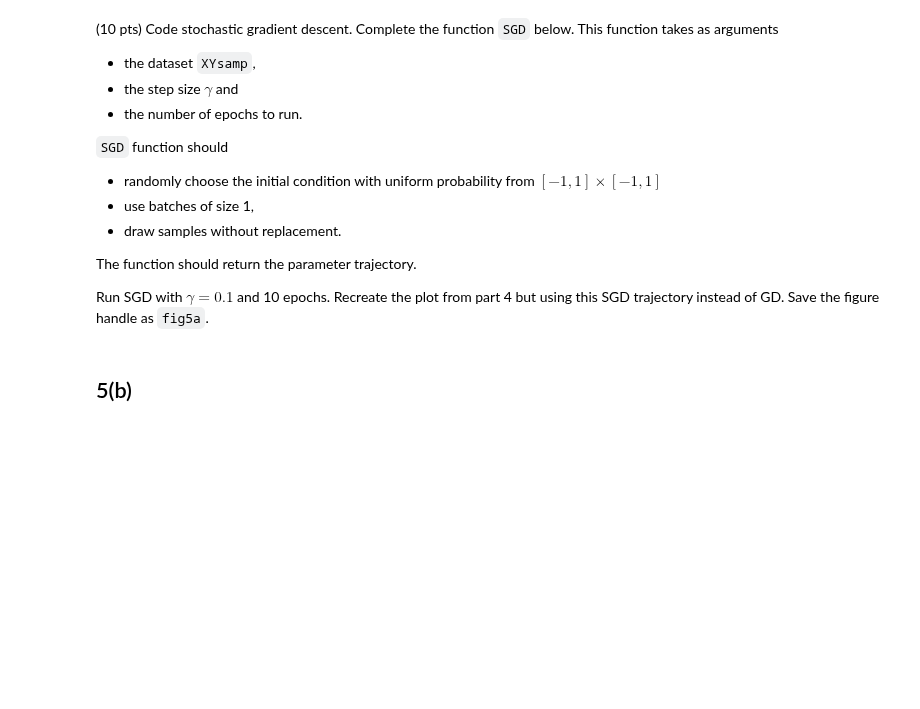
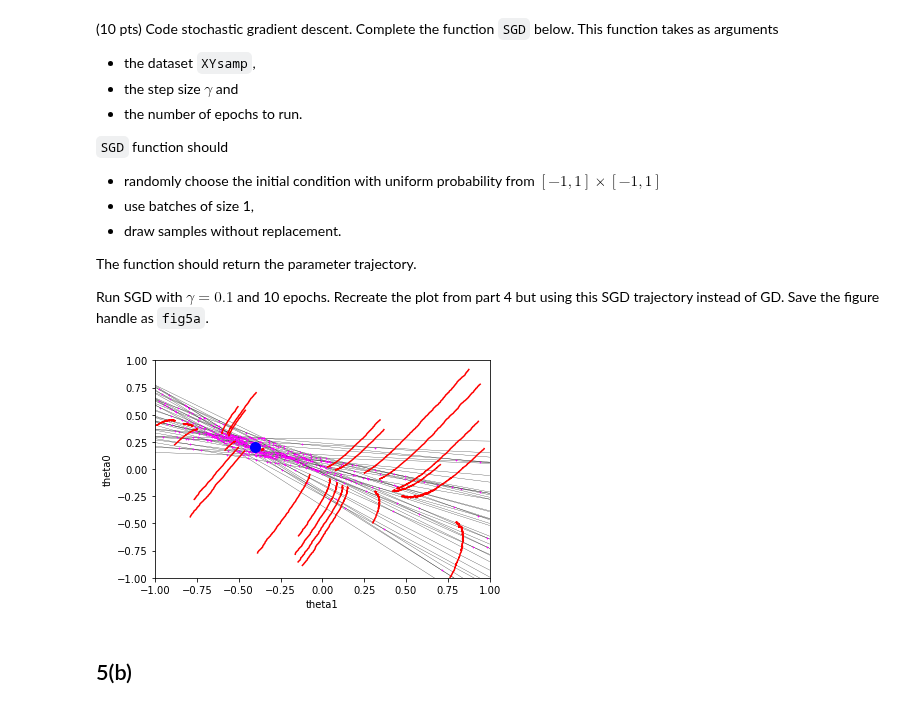
Before and after one commit to ptkinvent/sdse_public, a Jupyter notebook: lab2/lab2_handout.ipynb, the cells around one changed output. Drawn from its saved outputs; the diff is of its cells as text; code cells hidden in the pictures; blank space fills up the shorter version.

```diff
--- a/lab2/lab2_handout.ipynb
+++ b/lab2/lab2_handout.ipynb
@@ -345,10 +344,38 @@ The function should return the parameter trajectory.
 
 Run SGD with $\gamma=0.1$ and 10 epochs. Recreate the plot from part 4 but using this SGD trajectory instead of GD. Save the figure handle as `fig5a`.
 # %%
-def SGD(XYsamp,gamma,epochs):
-    pass
+def SGD(XYsamp, gamma, epochs):
+    N = XYsamp.shape[0]
+    traj = []
+    gamma = gamma/N
+    traj.append(stats.uniform(-1,2).rvs(2))
+    for epoch in range(epochs):
+        np.random.shuffle(XYsamp)
+        for i in range(N):
+            x, y = XYsamp[i]
+            curr_theta = traj[-1]
+            J = np.empty((2))
+            J[0] = 2*curr_theta[0] + 2*curr_theta[1]*x - 2*y
+            J[1] = 2*(curr_theta[0] + curr_theta[1]*x - y)*x
+            next_theta = curr_theta - gamma*J
+            traj.append(next_theta)
+
+    return np.array(traj)
+# %%
+def run_sgd_on_grid(theta0_grid, theta1_grid, epochs, gamma):
+    N = XYsamp.shape[0]
+    trajectories = np.empty((5,5,epochs*N+1,2))
+    for i in range(gridN):
+        for j in range(gridN):
+            theta0 = np.array((theta0_grid[i, j], theta1_grid[i, j]))
+            traj = SGD(XYsamp, gamma, epochs=epochs)
+            trajectories[i, j, :, :] = traj
+    return trajectories
 # %%
-fig5a = plt.figure()
+trajectories4 = run_sgd_on_grid(theta0_grid,theta1_grid, epochs=10, gamma=0.1)
+fig5a = plot_theta_lines_and_traj(trajectories4)
+# %% [output]
+[figure, added]
 # %%
 ################################
 # Reporting. Do not modify.#####
```
Also changed, not shown: parts of 6 cells of this notebook.
